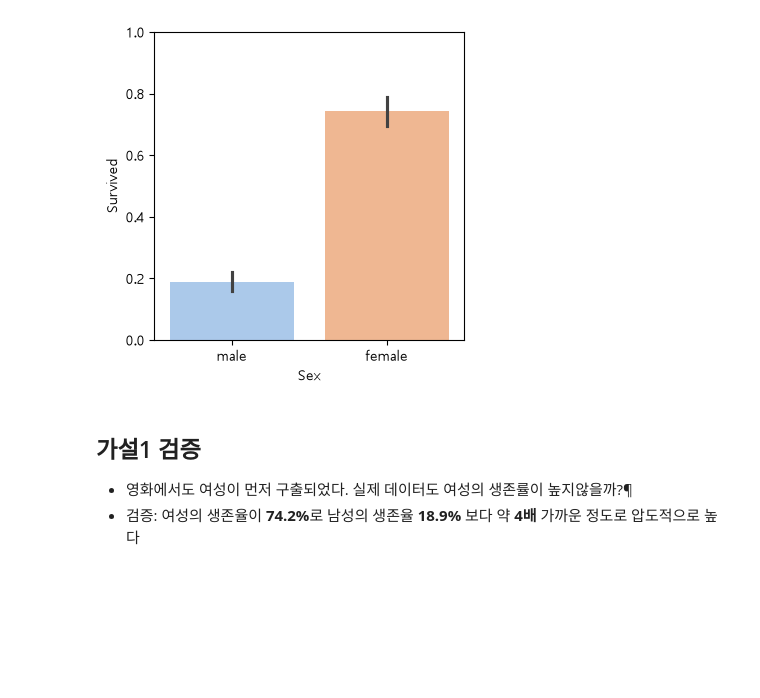
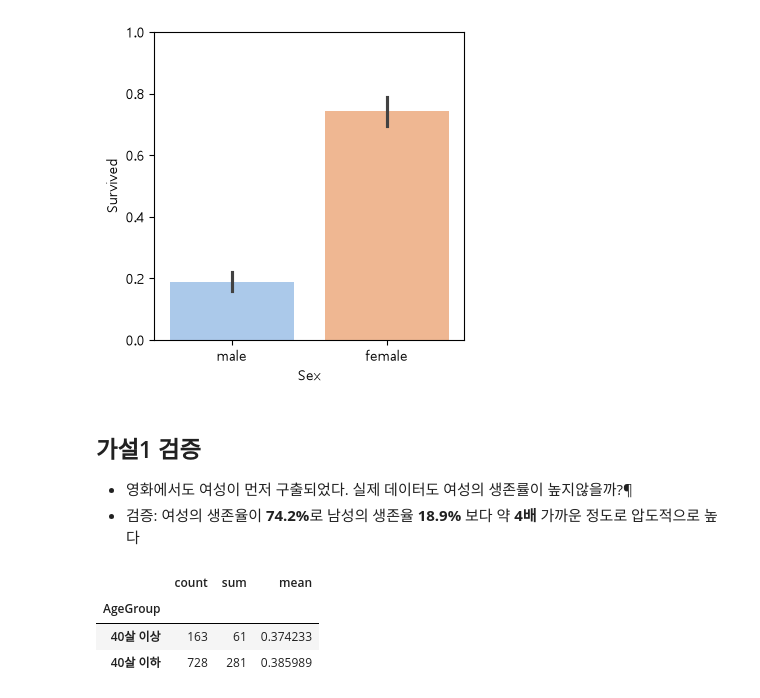
Before and after one commit to hyejinspace/kdt-data_analysis, a Jupyter notebook: 7. 데이터 전처리(EDA).ipynb, the cells around one changed output. Cells and saved outputs as stored; diff of their text form; code cells hidden in the pictures; blank space fills up the shorter version.

```diff
--- a/7. 데이터 전처리(EDA).ipynb
+++ b/7. 데이터 전처리(EDA).ipynb
@@ -333,4 +333,28 @@ plt.show()
 # 가설을 1개 세우고, 가설을 시각화하고 가설을 검증하여 결론을 도출하세요.
 # >>>>>>>>>>>>>>> 나이가 어릴수록 더 많이 살아남았을까?
 # %%
-mask = ~((df[col_name] > lower) | (df[col_name] > upper))
+#나이 결측치 먼저 제거
+age_median = df["Age"].median()
+df["Age"] = df["Age"].fillna(age_median)
+# %%
+#나이대 만들기
+bins = [i for i in range(0, 100, 10)]
+df["AgeGroup"] = pd.cut(
+    df["Age"],
+    bins=bins
+)
+# 각 연령대 생존율 구하기
+df.groupby("AgeGroup")["Survived"].agg(["count", "sum", "mean"])
+
+# 40기준으로 나누기?
+df["AgeGroup"] = df["Age"].apply(
+    lambda x: "40살 이하" if x < 40 else "40살 이상"
+)
+df.groupby("AgeGroup")["Survived"].agg(["count", "sum", "mean"])
+
+# 중간값 40을 기준으로 어린사람들이 더 많이 살아남음!
+# %% [output]
+|  | count | sum | mean |
+| AgeGroup |  |  |  |
+| 40살 이상 | 163 | 61 | 0.374233 |
+| 40살 이하 | 728 | 281 | 0.385989 |
```
Also changed, not shown: parts of 3 cells of this notebook, 2 other files.
